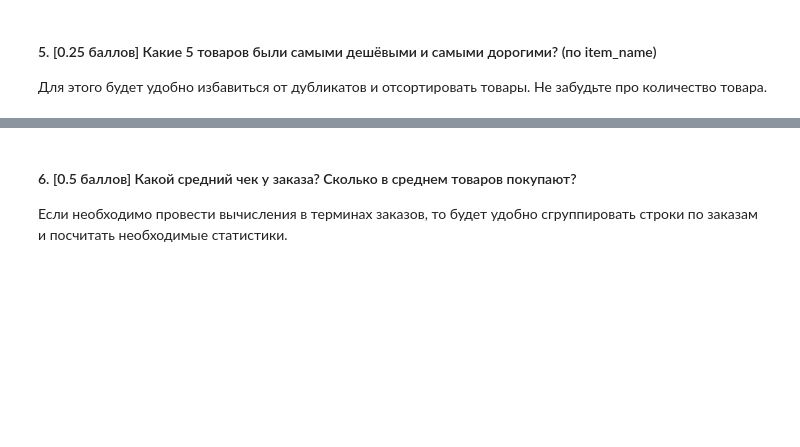
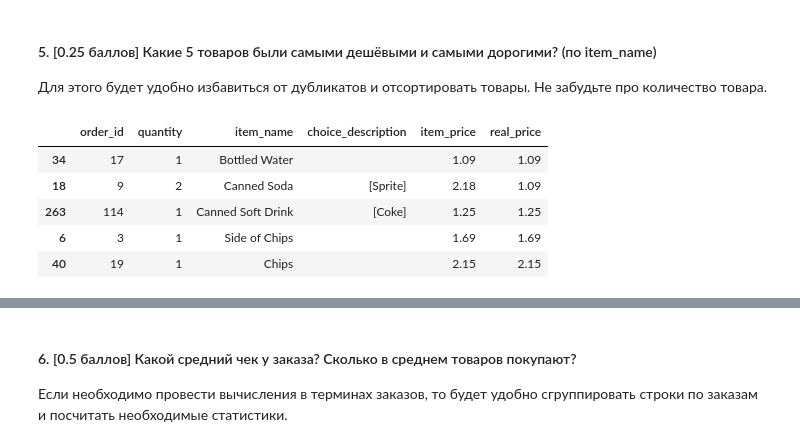
Before and after one commit to hse-mlearn/ha-01-vsukhomlin, a Jupyter notebook: GitHub-checkpoint.ipynb, the cells around one changed output, grey strips where cells are left out. Saved outputs shown, nothing was run; the diff lists cells and outputs as text; code cells hidden in the pictures; blank space fills up the shorter version.

```diff
--- a/GitHub-checkpoint.ipynb
+++ b/GitHub-checkpoint.ipynb
@@ -211,3 +211,13 @@ mean = 7.464335785374397 min = 1.09 max = 44.25
 #### 5. [0.25 баллов] Какие 5 товаров были самыми дешёвыми и самыми дорогими? (по item_name)
 
 Для этого будет удобно избавиться от дубликатов и отсортировать товары. Не забудьте про количество товара.
+# %%
+data1 = data.drop_duplicates(subset='item_name', keep='first', inplace=False).assign(real_price=data1.item_price/data1.quantity)
+data1.sort_values(['real_price']).head()
+# %% [output]
+|  | order_id | quantity | item_name | choice_description | item_price | real_price |
+| 34 | 17 | 1 | Bottled Water |  | 1.09 | 1.09 |
+| 18 | 9 | 2 | Canned Soda | [Sprite] | 2.18 | 1.09 |
+| 263 | 114 | 1 | Canned Soft Drink | [Coke] | 1.25 | 1.25 |
+| 6 | 3 | 1 | Side of Chips |  | 1.69 | 1.69 |
+| 40 | 19 | 1 | Chips |  | 2.15 | 2.15 |
```
Also changed, not shown: parts of 3 cells of this notebook.
